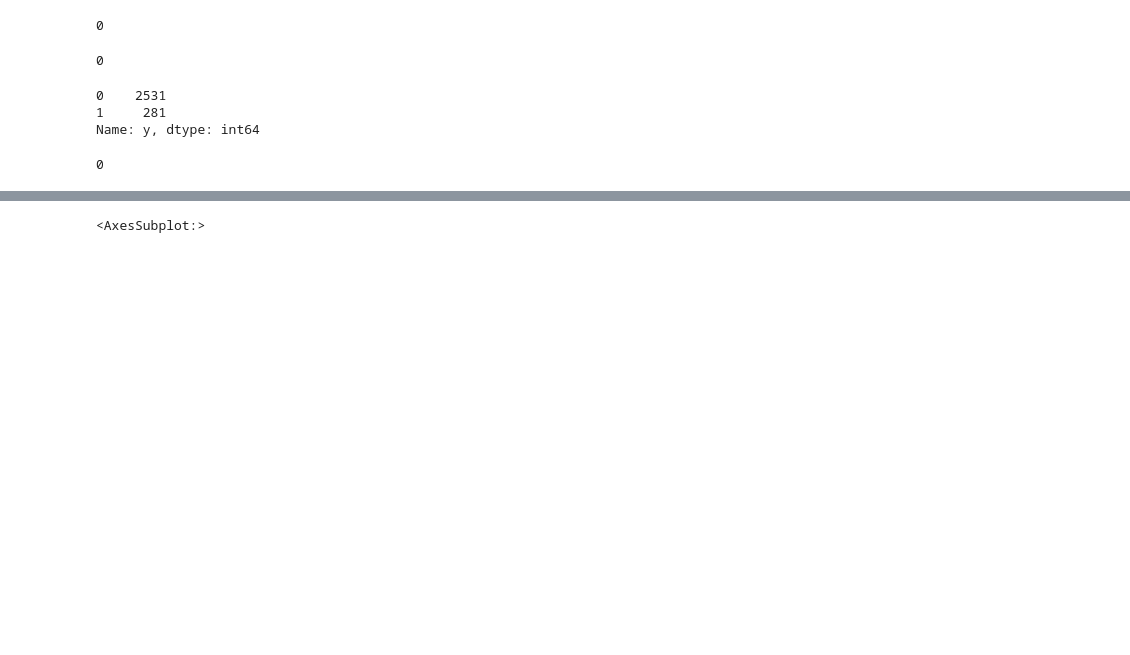
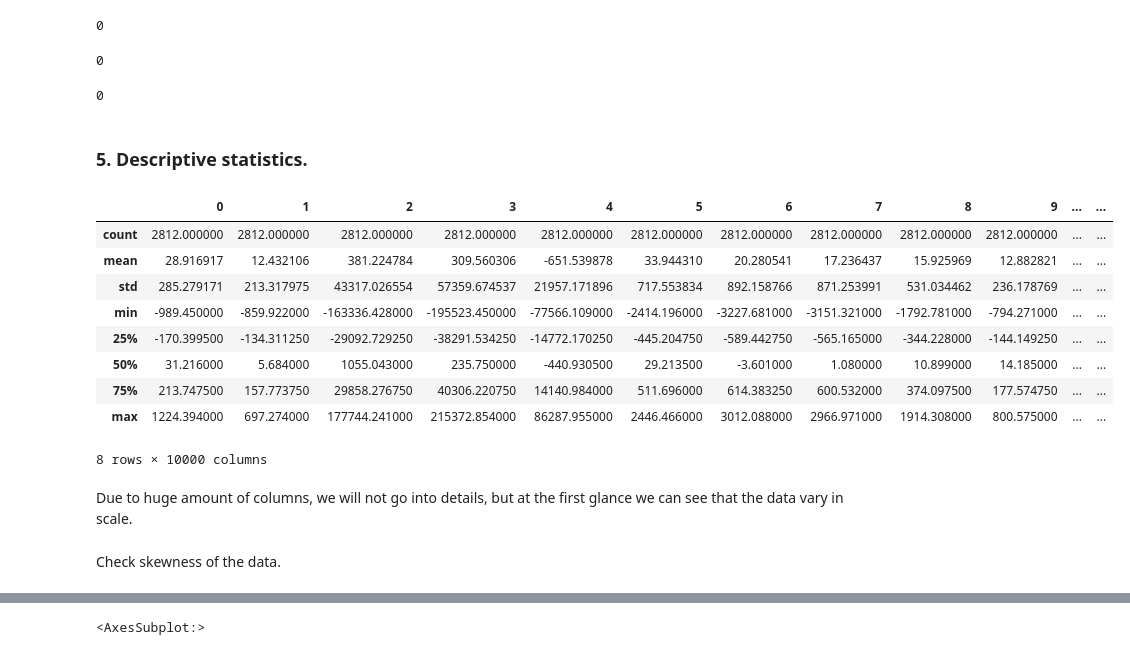
Before and after one commit to macwascdv/ML_Final_Project, a Jupyter notebook: eda.ipynb, the cells around one changed output, grey strips where cells are left out. Saved outputs shown, nothing was run; the diff lists cells and outputs as text; code cells hidden in the pictures; blank space fills up the shorter version.

```diff
--- a/eda.ipynb
+++ b/eda.ipynb
@@ -54,13 +62,26 @@ X_train.isnull().sum().sum()
 y_train.isnull().sum()
 # %% [output]
 0
-# %%
-y_train.value_counts()
-# %% [output]
-0    2531
-1     281
-Name: y, dtype: int64
 # %%
 X_train.duplicated().sum()
 # %% [output]
 0
+# %% [markdown]
+### 5. Descriptive statistics.
+# %%
+X_train.describe()
+# %% [output]
+|  | 0 | 1 | 2 | 3 | 4 | 5 | 6 | 7 | 8 | 9 | ... | ... |
+| count | 2812.000000 | 2812.000000 | 2812.000000 | 2812.000000 | 2812.000000 | 2812.000000 | 2812.000000 | 2812.000000 | 2812.000000 | 2812.000000 | ... | ... |
+| mean | 28.916917 | 12.432106 | 381.224784 | 309.560306 | -651.539878 | 33.944310 | 20.280541 | 17.236437 | 15.925969 | 12.882821 | ... | ... |
+| std | 285.279171 | 213.317975 | 43317.026554 | 57359.674537 | 21957.171896 | 717.553834 | 892.158766 | 871.253991 | 531.034462 | 236.178769 | ... | ... |
+| min | -989.450000 | -859.922000 | -163336.428000 | -195523.450000 | -77566.109000 | -2414.196000 | -3227.681000 | -3151.321000 | -1792.781000 | -794.271000 | ... | ... |
+| 25% | -170.399500 | -134.311250 | -29092.729250 | -38291.534250 | -14772.170250 | -445.204750 | -589.442750 | -565.165000 | -344.228000 | -144.149250 | ... | ... |
+| 50% | 31.216000 | 5.684000 | 1055.043000 | 235.750000 | -440.930500 | 29.213500 | -3.601000 | 1.080000 | 10.899000 | 14.185000 | ... | ... |
+| 75% | 213.747500 | 157.773750 | 29858.276750 | 40306.220750 | 14140.984000 | 511.696000 | 614.383250 | 600.532000 | 374.097500 | 177.574750 | ... | ... |
+| max | 1224.394000 | 697.274000 | 177744.241000 | 215372.854000 | 86287.955000 | 2446.466000 | 3012.088000 | 2966.971000 | 1914.308000 | 800.575000 | ... | ... |
+8 rows × 10000 columns
+# %% [markdown]
+Due to huge amount of columns, we will not go into details, but at the first glance we can see that the data vary in scale.
+# %% [markdown]
+Check skewness of the data.
```
Also changed, not shown: parts of 39 cells of this notebook.
